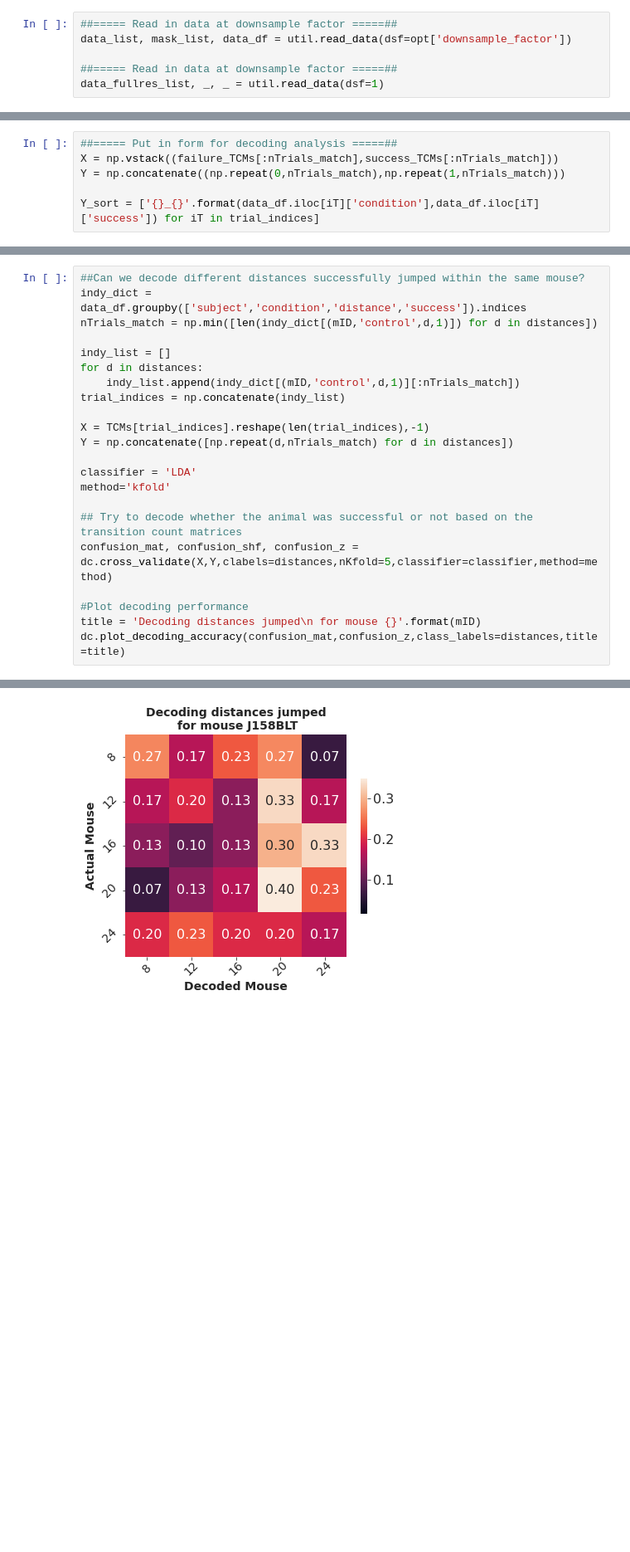
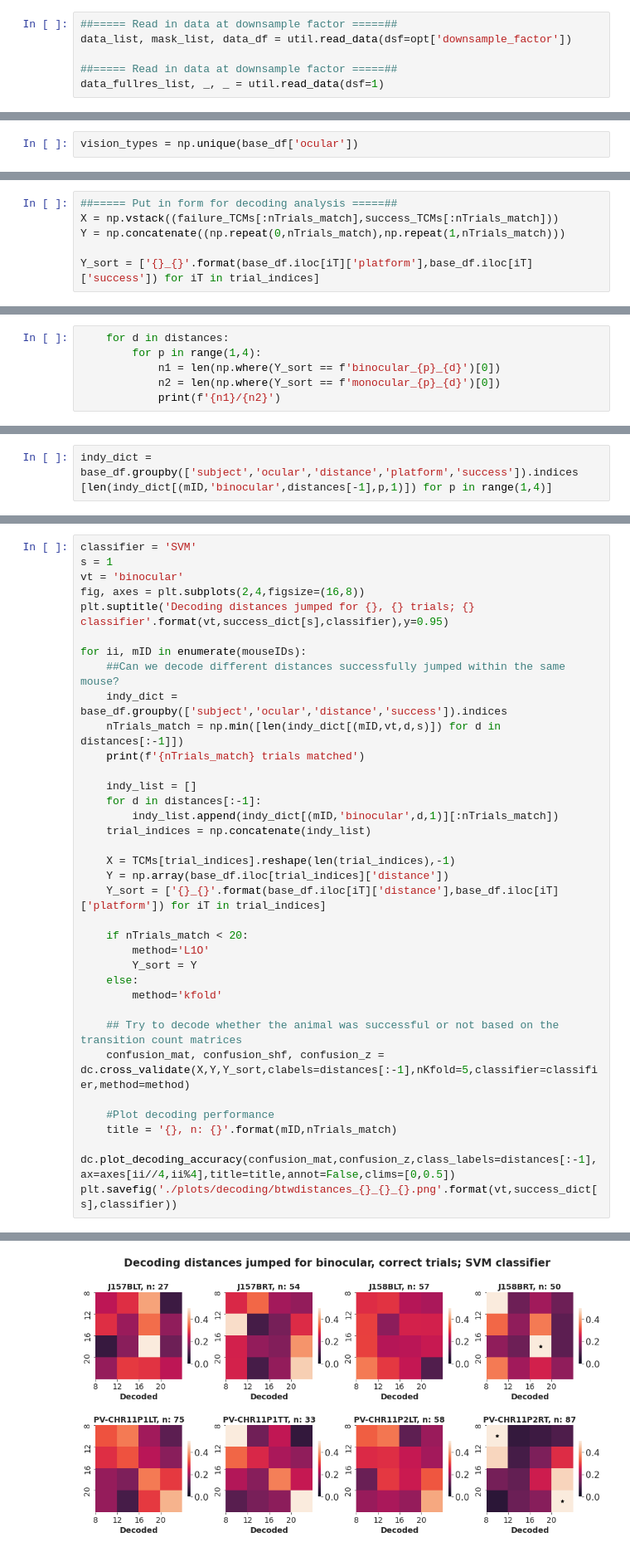
Before and after one commit to davidgwyrick/jumping_behavior, a Jupyter notebook: decoding.ipynb, the cells around one changed output, grey strips where cells are left out. Shown at 83% size. Cells and saved outputs as stored; diff of their text form; blank space fills up the shorter version.

Commit message:
decoding analysis to differentiate visual types

```diff
--- a/decoding.ipynb
+++ b/decoding.ipynb
@@ -145 +282,3 @@ TCMs.shape
+# %%
+vision_types = np.unique(base_df['ocular'])
 # %%
@@ -213,7 +341,7 @@ Test: 1.000000e+06
 X = np.vstack((failure_TCMs[:nTrials_match],success_TCMs[:nTrials_match]))
 Y = np.concatenate((np.repeat(0,nTrials_match),np.repeat(1,nTrials_match)))
 
-Y_sort = ['{}_{}'.format(data_df.iloc[iT]['condition'],data_df.iloc[iT]['success']) for iT in trial_indices]
+Y_sort = ['{}_{}'.format(base_df.iloc[iT]['platform'],base_df.iloc[iT]['success']) for iT in trial_indices]
 # %%
 classifier = 'LDA'
 method='kfold'
@@ -228,0 +743,6 @@ dc.plot_decoding_accuracy(confusion_mat,confusion_z,class_labels=['Failure','Suc
+# %%
+    for d in distances:
+        for p in range(1,4):
+            n1 = len(np.where(Y_sort == f'binocular_{p}_{d}')[0])
+            n2 = len(np.where(Y_sort == f'monocular_{p}_{d}')[0])
+            print(f'{n1}/{n2}')
@@ -228,0 +765,3 @@ dc.plot_decoding_accuracy(confusion_mat,confusion_z,class_labels=['Failure','Suc
+# %%
+indy_dict = base_df.groupby(['subject','ocular','distance','platform','success']).indices
+[len(indy_dict[(mID,'binocular',distances[-1],p,1)]) for p in range(1,4)]
@@ -229,23 +839,36 @@ dc.plot_decoding_accuracy(confusion_mat,confusion_z,class_labels=['Failure','Suc
 # %%
-##Can we decode different distances successfully jumped within the same mouse?
-indy_dict = data_df.groupby(['subject','condition','distance','success']).indices
-nTrials_match = np.min([len(indy_dict[(mID,'control',d,1)]) for d in distances])
+classifier = 'SVM'
+s = 1
+vt = 'binocular'
+fig, axes = plt.subplots(2,4,figsize=(16,8))
+plt.suptitle('Decoding distances jumped for {}, {} trials; {} classifier'.format(vt,success_dict[s],classifier),y=0.95)
 
-indy_list = []
-for d in distances:
-    indy_list.append(indy_dict[(mID,'control',d,1)][:nTrials_match])
-trial_indices = np.concatenate(indy_list)
+for ii, mID in enumerate(mouseIDs):
+    ##Can we decode different distances successfully jumped within the same mouse?
+    indy_dict = base_df.groupby(['subject','ocular','distance','success']).indices
+    nTrials_match = np.min([len(indy_dict[(mID,vt,d,s)]) for d in distances[:-1]])
+    print(f'{nTrials_match} trials matched')
 
-X = TCMs[trial_indices].reshape(len(trial_indices),-1)
-Y = np.concatenate([np.repeat(d,nTrials_match) for d in distances])
+    indy_list = []
+    for d in distances[:-1]:
+        indy_list.append(indy_dict[(mID,'binocular',d,1)][:nTrials_match])
+    trial_indices = np.concatenate(indy_list)
 
-classifier = 'LDA'
-method='kfold'
+    X = TCMs[trial_indices].reshape(len(trial_indices),-1)
+    Y = np.array(base_df.iloc[trial_indices]['distance'])
+    Y_sort = ['{}_{}'.format(base_df.iloc[iT]['distance'],base_df.iloc[iT]['platform']) for iT in trial_indices]
 
-## Try to decode whether the animal was successful or not based on the transition count matrices
-confusion_mat, confusion_shf, confusion_z = dc.cross_validate(X,Y,clabels=distances,nKfold=5,classifier=classifier,method=method)
+    if nTrials_match < 20:
+        method='L1O'
+        Y_sort = Y
+    else:
+        method='kfold'
 
-#Plot decoding performance
-title = 'Decoding distances jumped\n for mouse {}'.format(mID)
-dc.plot_decoding_accuracy(confusion_mat,confusion_z,class_labels=distances,title=title)
+    ## Try to decode whether the animal was successful or not based on the transition count matrices
+    confusion_mat, confusion_shf, confusion_z = dc.cross_validate(X,Y,Y_sort,clabels=distances[:-1],nKfold=5,classifier=classifier,method=method)
+
+    #Plot decoding performance
+    title = '{}, n: {}'.format(mID,nTrials_match)
+    dc.plot_decoding_accuracy(confusion_mat,confusion_z,class_labels=distances[:-1],ax=axes[ii//4,ii%4],title=title,annot=False,clims=[0,0.5])
+plt.savefig('./plots/decoding/btwdistances_{}_{}_{}.png'.format(vt,success_dict[s],classifier))
 # %% [output]
@@ -252 +883 @@ dc.plot_decoding_accuracy(confusion_mat,confusion_z,class_labels=distances,title
-[figure, old version]
+[figure, new version]
```
Also changed, not shown: parts of 55 cells of this notebook, 7 other files.
